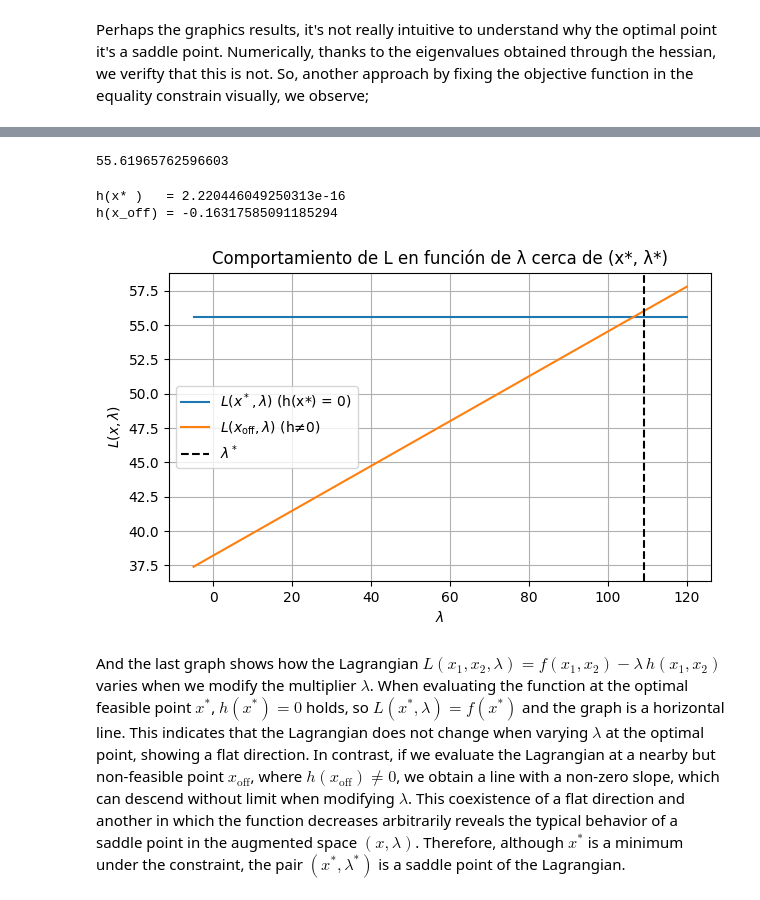
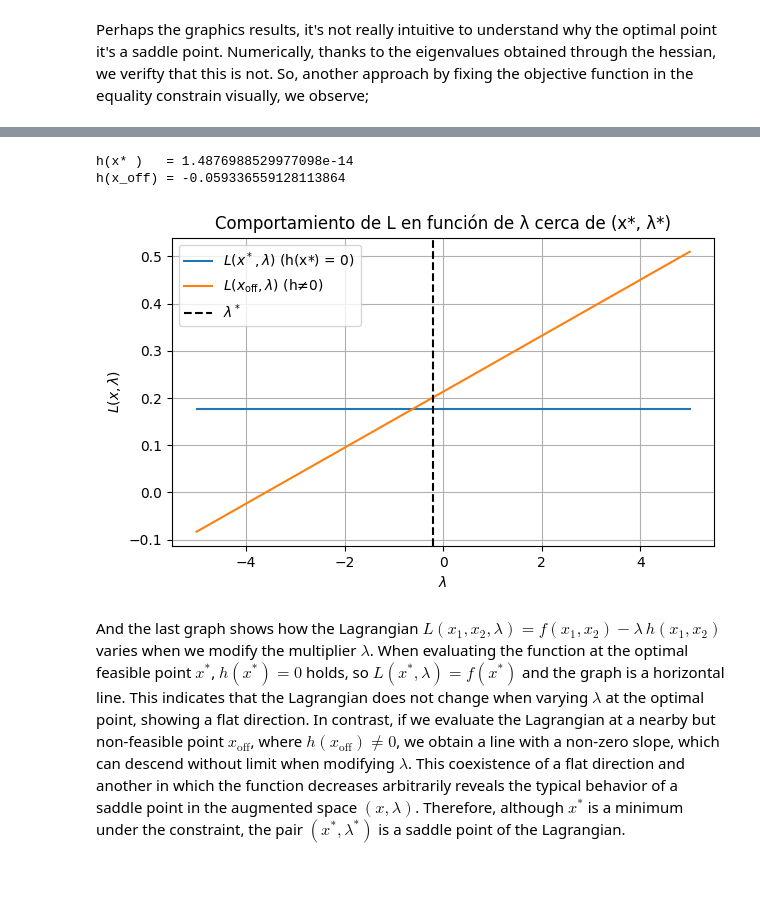
Before and after one commit to jcalataiut/Practiques_Optimization, a Jupyter notebook: prac4.ipynb, the cells around one changed output, grey strips where cells are left out. Saved outputs shown, nothing was run; the diff lists cells and outputs as text; code cells hidden in the pictures.

```diff
--- a/prac4.ipynb
+++ b/prac4.ipynb
@@ -339,23 +341,6 @@ Perhaps the graphics results, it's not really intuitive to understand why the op
 x1_star = -0.7483354868836933
 x2_star =  0.6633204346848969
 lambda_star = -0.21233
-
-# possible 2
-x1_star = 0.01434523154181854
-x2_star = -0.9998971018719935
-lambda_star = 109.16259756189383
-
-# possible 3
-x1_star = 0.99498305
-x2_star = -0.10004685
-lambda_star = 29.82788404
-
-#possible 4
-x1_star = 0.9104132337752556
-x2_star = -0.41370006498293144
-lamb_star = 25.293855204184073
-
-
 
 # 1) f sobre la restricción: x1^2 + x2^2 = 1
 theta = np.linspace(-2*np.pi, 2*np.pi, 400)
@@ -381,32 +368,28 @@ The graph above depicts the value of the objective function $f(x_1, x_2) = e^{3x
-# %%
-f(x1_star,x2_star)
-# %% [output]
-55.61965762596603
 # %%
 # Elegimos un punto ligeramente fuera de la restricción (h != 0)
 x1_off = x1_star + 0.15
 x2_off = x2_star + 0.10
 print("h(x* )   =", h(x1_star, x2_star))   # debería ser ~0
 print("h(x_off) =", h(x1_off, x2_off))     # distinto de 0
 
-lambdas = np.linspace(-5, 120, 500)
+lambdas = np.linspace(-5, 5, 400)
 L_star_vals = L(x1_star, x2_star, lambdas)
 L_off_vals  = L(x1_off,  x2_off,  lambdas)
 
 plt.figure(figsize=(7,4))
 plt.plot(lambdas, L_star_vals, label=r"$L(x^*,\lambda)$ (h(x*) = 0)")
 plt.plot(lambdas, L_off_vals,  label=r"$L(x_{\mathrm{off}},\lambda)$ (h≠0)")
 plt.axvline(lambda_star, color='k', linestyle='--', label=r"$\lambda^*$")
 plt.xlabel(r"$\lambda$")
 plt.ylabel(r"$L(x,\lambda)$")
 plt.title("Comportamiento de L en función de λ cerca de (x*, λ*)")
 plt.legend()
 plt.grid(True)
 plt.show()
 # %% [output]
-h(x* )   = 2.220446049250313e-16
-h(x_off) = -0.16317585091185294
+h(x* )   = 1.4876988529977098e-14
+h(x_off) = -0.059336559128113864
-[figure, old version]
+[figure, new version]
 # %% [markdown]
 And the last graph shows how the Lagrangian $L(x_1,x_2,\lambda) = f(x_1,x_2) - \lambda\, h(x_1,x_2)$ varies when we modify the multiplier $\lambda$. When evaluating the function at the optimal feasible point $ x^* $, $h(x^*) = 0$ holds, so $L(x^*, \lambda) = f(x^*)$ and the graph is a horizontal line. This indicates that the Lagrangian does not change when varying $\lambda$ at the optimal point, showing a flat direction. In contrast, if we evaluate the Lagrangian at a nearby but non-feasible point $ x_{\mathrm{off}} $, where $ h(x_{\mathrm{off}}) \neq 0 $, we obtain a line with a non-zero slope, which can descend without limit when modifying $\lambda$. This coexistence of a flat direction and another in which the function decreases arbitrarily reveals the typical behavior of a saddle point in the augmented space $(x,\lambda)$. Therefore, although $x^*$ is a minimum under the constraint, the pair $(x^*, \lambda^*)$ is a saddle point of the Lagrangian.
 # %% [markdown]
```
Also changed, not shown: parts of 26 cells of this notebook, 1 other file.
